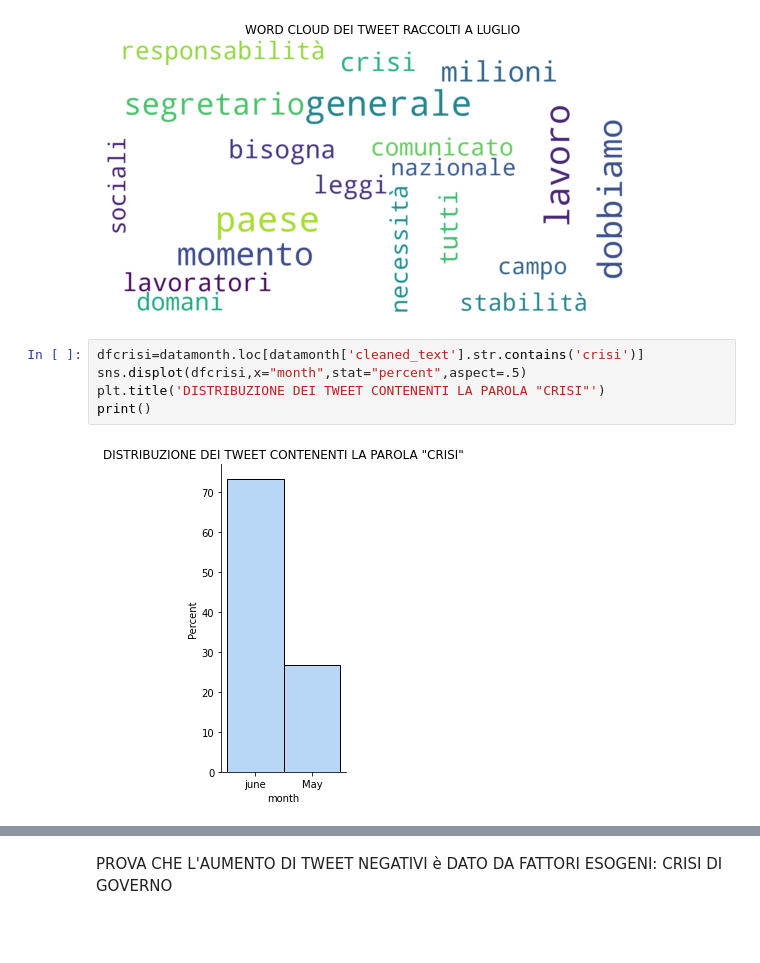
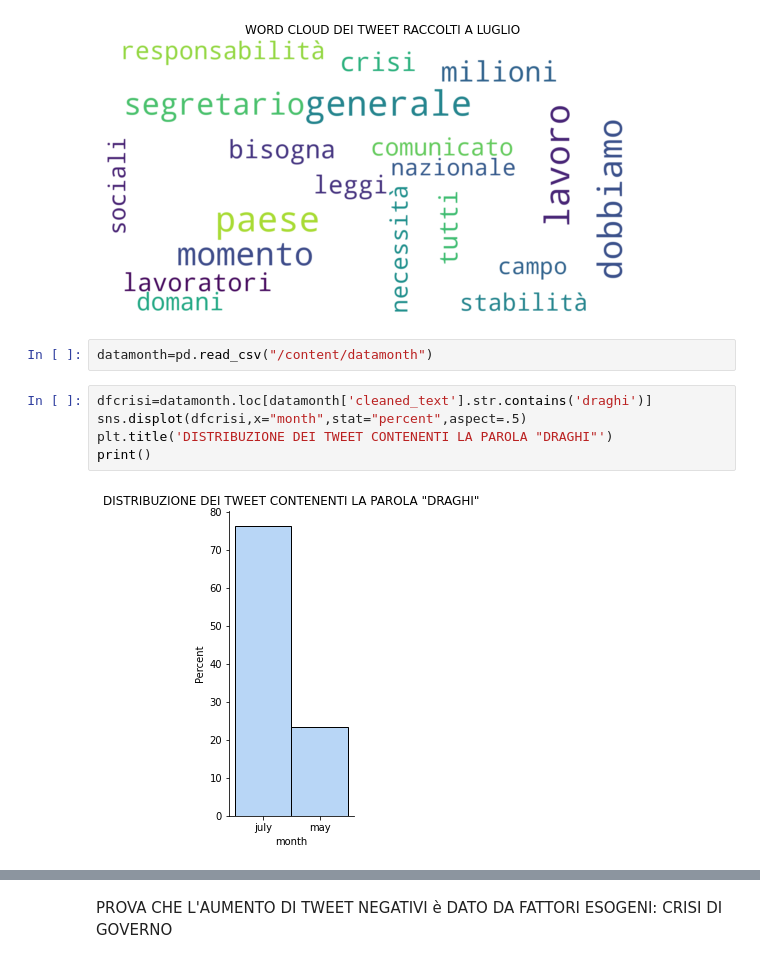
Before and after one commit to paolofesta/prove, a Jupyter notebook: TESI.ipynb, the cells around one changed output, grey strips where cells are left out. Cells and saved outputs as stored; diff of their text form; blank space fills up the shorter version.

```diff
--- a/TESI.ipynb
+++ b/TESI.ipynb
@@ -1072,12 +1071,14 @@ plt.title('WORD CLOUD DEI TWEET RACCOLTI A LUGLIO')
 print()
 # %% [output]
 [figure]
+# %%
+datamonth=pd.read_csv("/content/datamonth")
 # %%
-dfcrisi=datamonth.loc[datamonth['cleaned_text'].str.contains('crisi')]
+dfcrisi=datamonth.loc[datamonth['cleaned_text'].str.contains('draghi')]
 sns.displot(dfcrisi,x="month",stat="percent",aspect=.5)
-plt.title('DISTRIBUZIONE DEI TWEET CONTENENTI LA PAROLA "CRISI"')
+plt.title('DISTRIBUZIONE DEI TWEET CONTENENTI LA PAROLA "DRAGHI"')
 print()
 # %% [output]
-[figure, old version]
+[figure, new version]
 # %%
 sns.displot(dfcrisi,x="sentiment",stat="percent",aspect=.5)
```
Also changed, not shown: parts of 10 cells of this notebook.
